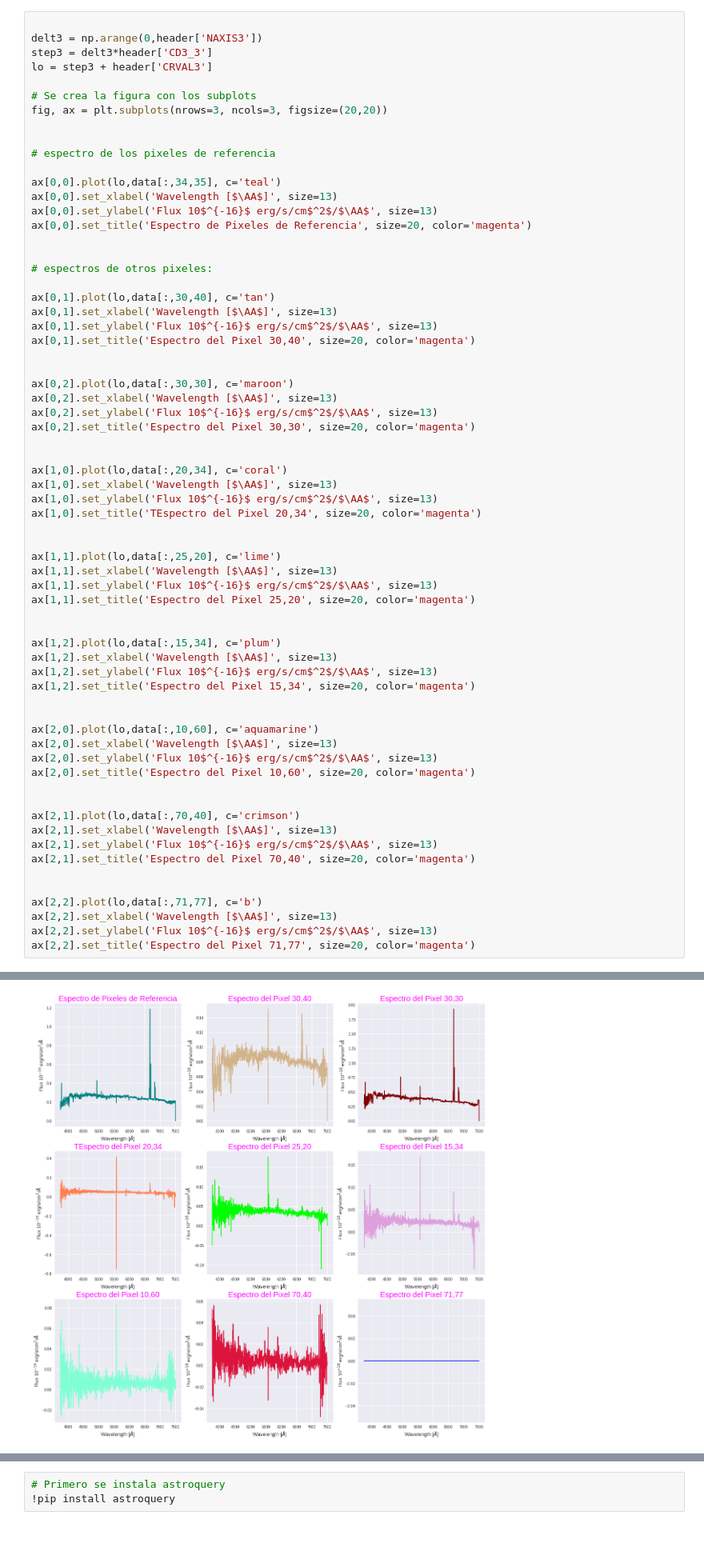
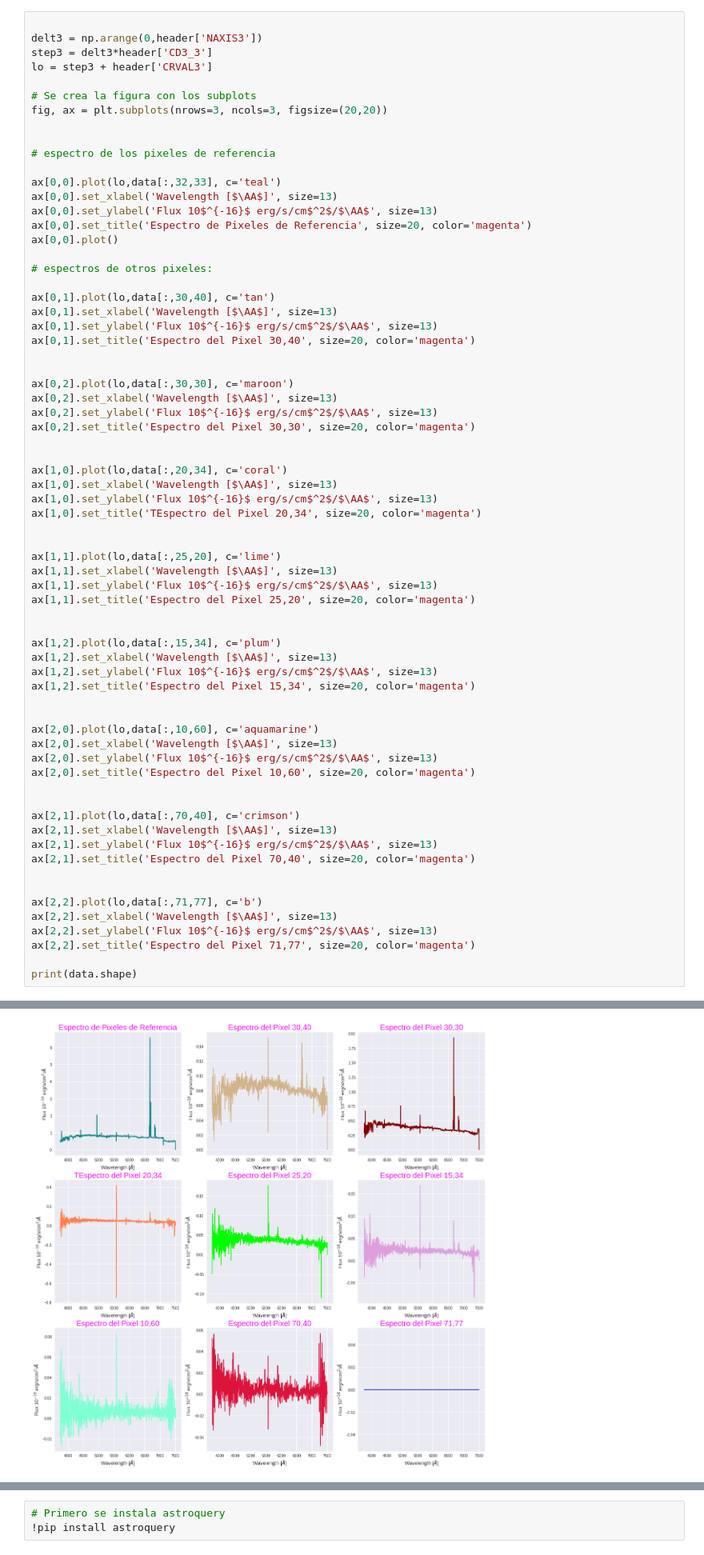
Before and after one commit to PaulaBDS/minitarea4, a Jupyter notebook: minitarea4.ipynb, the cells around one changed output, grey strips where cells are left out. Shown: that part at 80% size. Saved outputs shown, nothing was run; the diff lists cells and outputs as text.

```diff
--- a/minitarea4.ipynb
+++ b/minitarea4.ipynb
@@ -172,11 +169,11 @@ fig, ax = plt.subplots(nrows=3, ncols=3, figsize=(20,20))
 
 # espectro de los pixeles de referencia
 
-ax[0,0].plot(lo,data[:,34,35], c='teal')
+ax[0,0].plot(lo,data[:,32,33], c='teal')
 ax[0,0].set_xlabel('Wavelength [$\AA$]', size=13)
 ax[0,0].set_ylabel('Flux 10$^{-16}$ erg/s/cm$^2$/$\AA$', size=13)
 ax[0,0].set_title('Espectro de Pixeles de Referencia', size=20, color='magenta')
-
+ax[0,0].plot()
 
 # espectros de otros pixeles:
 
@@ -226,4 +223,6 @@ ax[2,2].plot(lo,data[:,71,77], c='b')
 ax[2,2].set_xlabel('Wavelength [$\AA$]', size=13)
 ax[2,2].set_ylabel('Flux 10$^{-16}$ erg/s/cm$^2$/$\AA$', size=13)
 ax[2,2].set_title('Espectro del Pixel 71,77', size=20, color='magenta')
+
+print(data.shape)
 # %% [output]
@@ -231 +230 @@ Text(0.5,1,'Espectro del Pixel 71,77')
-[figure, old version]
+[figure, new version]
```
Also changed, not shown: parts of 11 cells of this notebook.
